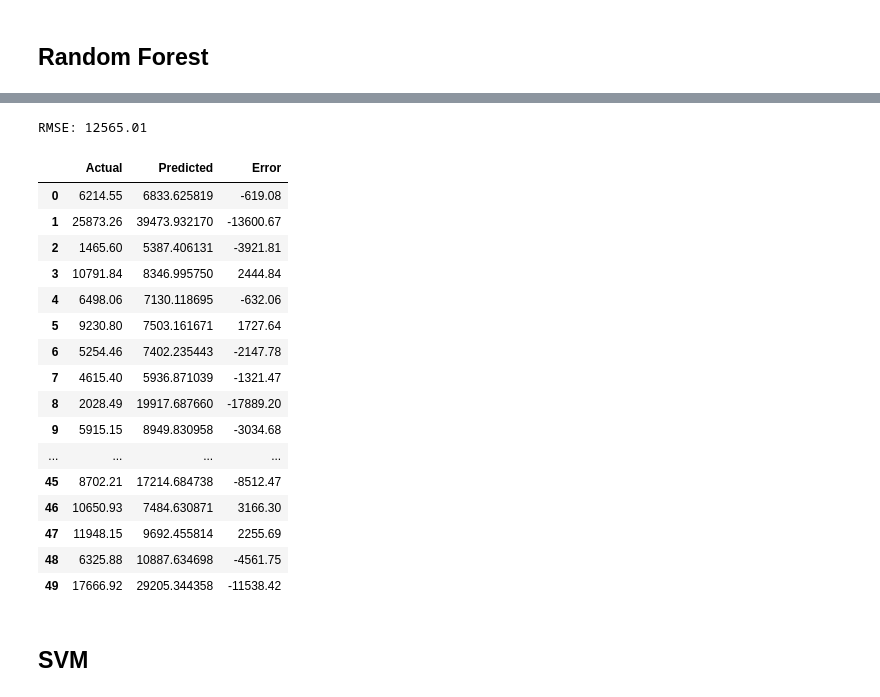
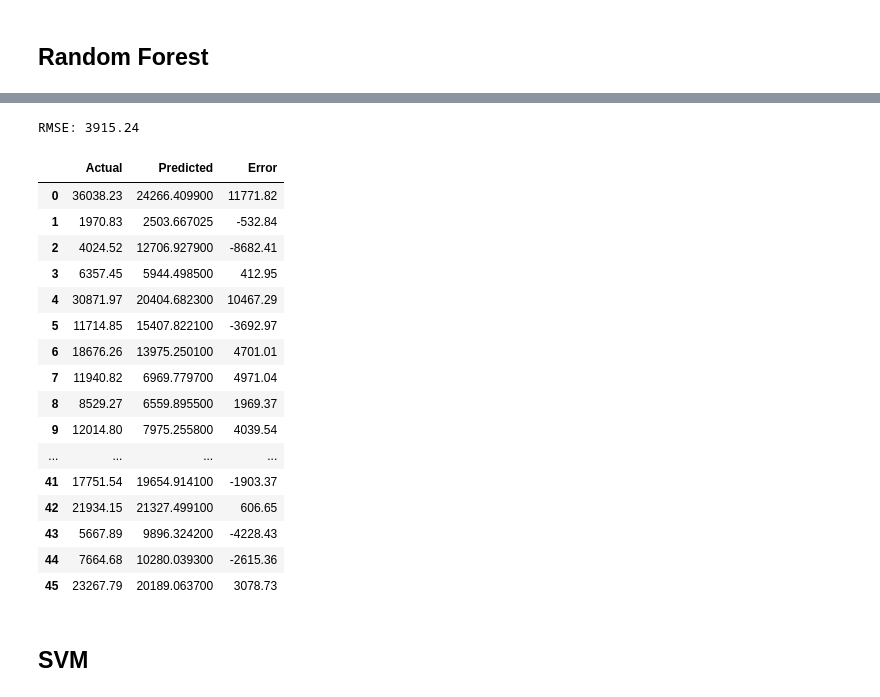
Before and after one commit to joaopaivaa/Cask-Worth, a Jupyter notebook: model.ipynb, the cells around one changed output, grey strips where cells are left out. Cells and saved outputs as stored; diff of their text form; code cells hidden in the pictures.

```diff
--- a/model.ipynb
+++ b/model.ipynb
@@ -305,0 +305,12 @@ df
+# %%
+Q1 = df['Adjust Buyer Price'].quantile(0.25)
+Q3 = df['Adjust Buyer Price'].quantile(0.75)
+IQR = Q3 - Q1
+# %%
+
+filtro = (df['Adjust Buyer Price'] >= (Q1 - 1.5 * IQR)) & (df['Adjust Buyer Price'] <= (Q3 + 1.5 * IQR))
+df = df[filtro].reset_index(drop=True)
+plt.figure(figsize=(6, 3))
+plt.hist(df['Adjust Buyer Price'], color='blue', alpha=0.5)
+plt.title('Buyer Price')
+plt.show()
@@ -305,0 +332,2 @@ df
+# %%
+df.drop(columns=['Auction Date'], inplace=True)
@@ -346,7 +423,7 @@ pred_vs_test['Error'] = round(pred_vs_test['Actual'] - pred_vs_test['Predicted']
 rmse = np.sqrt(np.mean(pred_vs_test['Error']**2))
 print(f"RMSE: {rmse:.2f}")
 
-models_metrics['Linear Regression'] = {'RMSE': rmse}
+models_metrics['Linear Regression - All features - No transformation'] = {'RMSE': rmse}
 
 pred_vs_test
 # %% [output]
@@ -425,32 +499,32 @@ Best estimator: RandomForestRegressor(max_features='log2', min_samples_split=5,
 # %%
 pred_vs_test = pd.DataFrame({'Actual': y_test.values, 'Predicted': y_pred})
 pred_vs_test['Error'] = round(pred_vs_test['Actual'] - pred_vs_test['Predicted'], 2)
 
 rmse = np.sqrt(np.mean(pred_vs_test['Error']**2))
 print(f"RMSE: {rmse:.2f}")
 
-models_metrics['Random Forest'] = {'RMSE': rmse}
+models_metrics['Random Forest - All features - No transformation'] = {'RMSE': rmse}
 
 pred_vs_test
 # %% [output]
-RMSE: 12565.01
+RMSE: 3915.24
 |  | Actual | Predicted | Error |
-| 0 | 6214.55 | 6833.625819 | -619.08 |
-| 1 | 25873.26 | 39473.932170 | -13600.67 |
-| 2 | 1465.60 | 5387.406131 | -3921.81 |
-| 3 | 10791.84 | 8346.995750 | 2444.84 |
-| 4 | 6498.06 | 7130.118695 | -632.06 |
-| 5 | 9230.80 | 7503.161671 | 1727.64 |
-| 6 | 5254.46 | 7402.235443 | -2147.78 |
-| 7 | 4615.40 | 5936.871039 | -1321.47 |
-| 8 | 2028.49 | 19917.687660 | -17889.20 |
-| 9 | 5915.15 | 8949.830958 | -3034.68 |
+| 0 | 36038.23 | 24266.409900 | 11771.82 |
+| 1 | 1970.83 | 2503.667025 | -532.84 |
+| 2 | 4024.52 | 12706.927900 | -8682.41 |
+| 3 | 6357.45 | 5944.498500 | 412.95 |
+| 4 | 30871.97 | 20404.682300 | 10467.29 |
+| 5 | 11714.85 | 15407.822100 | -3692.97 |
+| 6 | 18676.26 | 13975.250100 | 4701.01 |
+| 7 | 11940.82 | 6969.779700 | 4971.04 |
+| 8 | 8529.27 | 6559.895500 | 1969.37 |
+| 9 | 12014.80 | 7975.255800 | 4039.54 |
 | ... | ... | ... | ... |
-| 45 | 8702.21 | 17214.684738 | -8512.47 |
-| 46 | 10650.93 | 7484.630871 | 3166.30 |
-| 47 | 11948.15 | 9692.455814 | 2255.69 |
-| 48 | 6325.88 | 10887.634698 | -4561.75 |
-| 49 | 17666.92 | 29205.344358 | -11538.42 |
+| 41 | 17751.54 | 19654.914100 | -1903.37 |
+| 42 | 21934.15 | 21327.499100 | 606.65 |
+| 43 | 5667.89 | 9896.324200 | -4228.43 |
+| 44 | 7664.68 | 10280.039300 | -2615.36 |
+| 45 | 23267.79 | 20189.063700 | 3078.73 |
 # %% [markdown]
 ## SVM
 # %%
```
Also changed, not shown: parts of 115 cells of this notebook, 2 other files.
